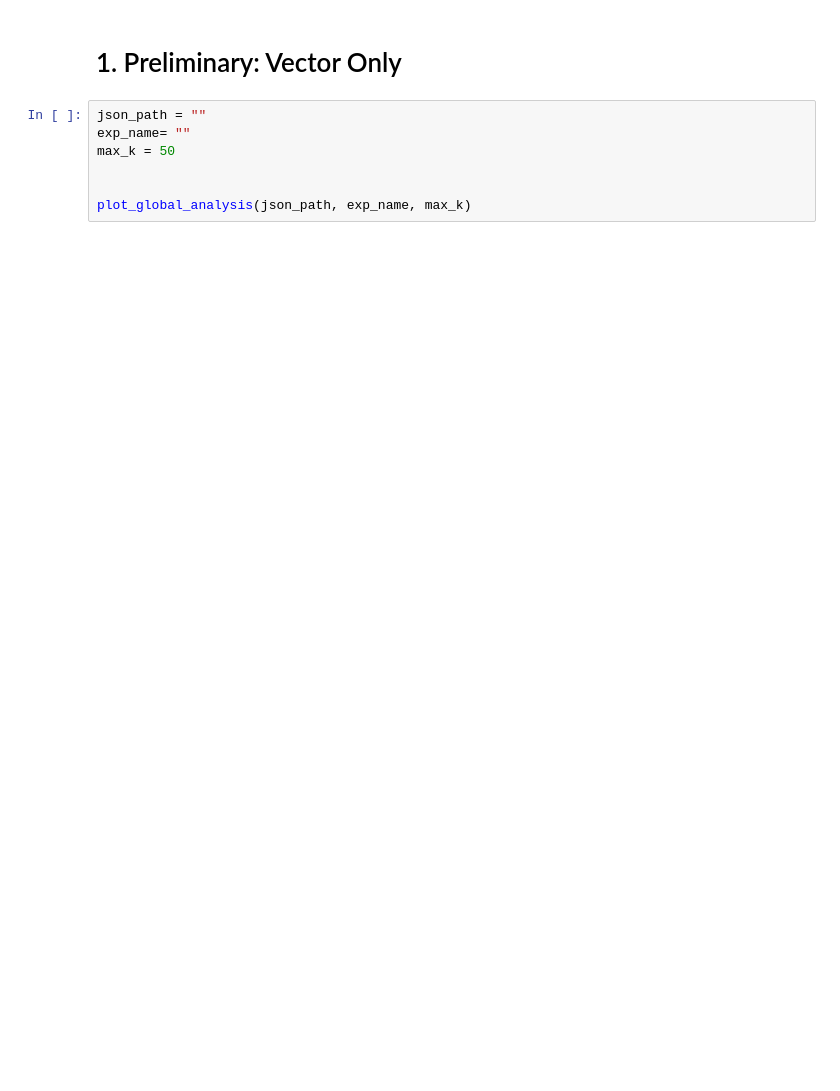
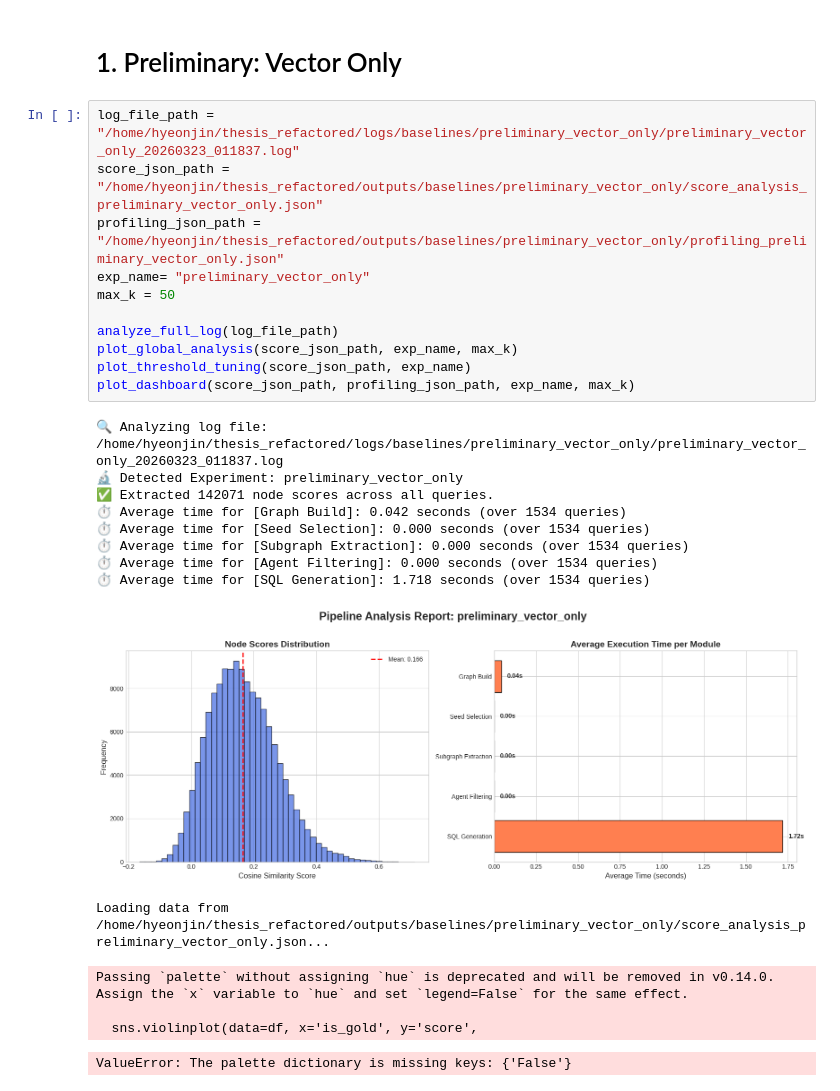
Before and after one commit to schwa456/thesis_refactored, a Jupyter notebook: notebooks/log_analyzer.ipynb, the cells around one changed output. Saved outputs shown, nothing was run; the diff lists cells and outputs as text; blank space fills up the shorter version.

Commit message:
add execution time logging and analyzing notebook.

```diff
--- a/notebooks/log_analyzer.ipynb
+++ b/notebooks/log_analyzer.ipynb
@@ -81,9 +427,28 @@ def plot_global_analysis(json_path: str, exp_name: str, max_k: int = 50):
 # %% [markdown]
 # 1. Preliminary: Vector Only
 # %%
-json_path = ""
-exp_name= ""
+log_file_path = "/home/hyeonjin/thesis_refactored/logs/baselines/preliminary_vector_only/preliminary_vector_only_20260323_011837.log"
+score_json_path = "/home/hyeonjin/thesis_refactored/outputs/baselines/preliminary_vector_only/score_analysis_preliminary_vector_only.json"
+profiling_json_path = "/home/hyeonjin/thesis_refactored/outputs/baselines/preliminary_vector_only/profiling_preliminary_vector_only.json"
+exp_name= "preliminary_vector_only"
 max_k = 50
 
-
-plot_global_analysis(json_path, exp_name, max_k)
+analyze_full_log(log_file_path)
+plot_global_analysis(score_json_path, exp_name, max_k)
+plot_threshold_tuning(score_json_path, exp_name)
+plot_dashboard(score_json_path, profiling_json_path, exp_name, max_k)
+# %% [output]
+🔍 Analyzing log file: /home/hyeonjin/thesis_refactored/logs/baselines/preliminary_vector_only/preliminary_vector_only_20260323_011837.log
+🔬 Detected Experiment: preliminary_vector_only
+✅ Extracted 142071 node scores across all queries.
+⏱️ Average time for [Graph Build]: 0.042 seconds (over 1534 queries)
+⏱️ Average time for [Seed Selection]: 0.000 seconds (over 1534 queries)
+⏱️ Average time for [Subgraph Extraction]: 0.000 seconds (over 1534 queries)
+⏱️ Average time for [Agent Filtering]: 0.000 seconds (over 1534 queries)
+⏱️ Average time for [SQL Generation]: 1.718 seconds (over 1534 queries)
+[figure, added]
+Loading data from /home/hyeonjin/thesis_refactored/outputs/baselines/preliminary_vector_only/score_analysis_preliminary_vector_only.json...
+Passing `palette` without assigning `hue` is deprecated and will be removed in v0.14.0. Assign the `x` variable to `hue` and set `legend=False` for the same effect.
+
+  sns.violinplot(data=df, x='is_gold', y='score',
+ValueError: The palette dictionary is missing keys: {'False'}
```
Also changed, not shown: parts of 5 cells of this notebook, 6 other files.
